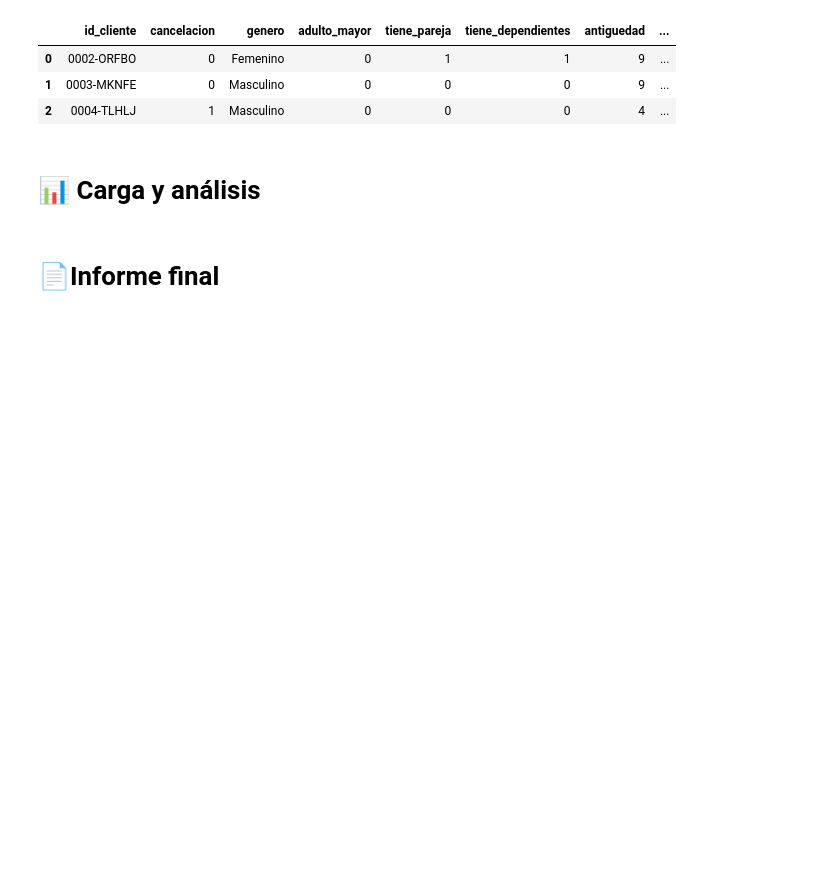
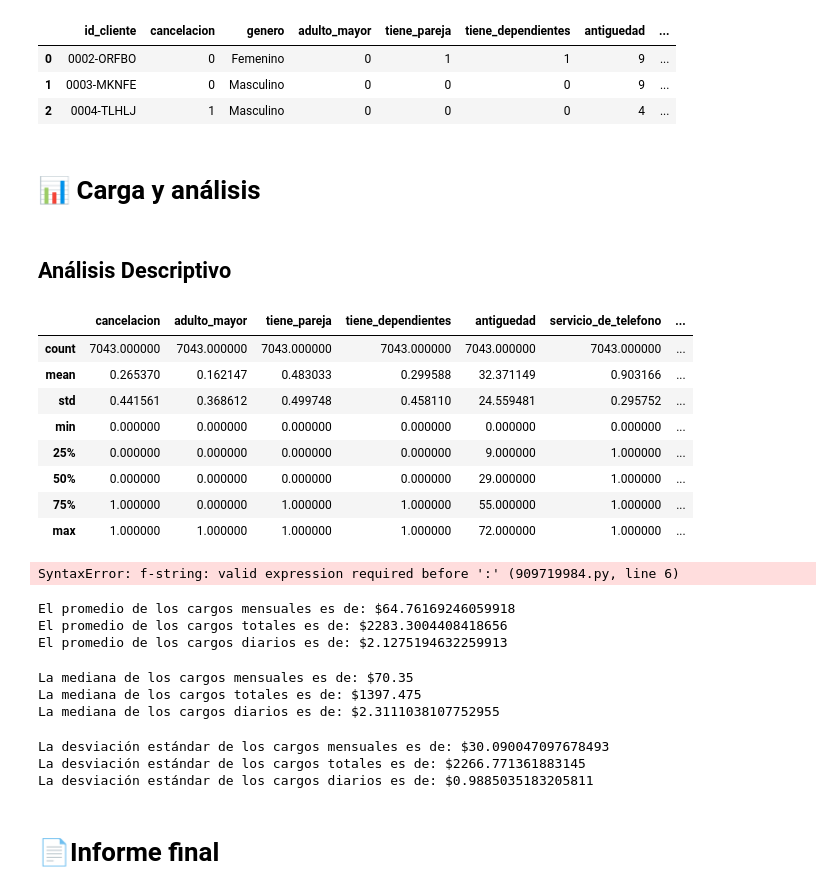
Before and after one commit to QsbsRr/Challenge-Alura-TelecomX-1---RCIRM, a Jupyter notebook: TelecomX_LATAM - RCIRM.ipynb, the cells around one changed output. Saved outputs shown, nothing was run; the diff lists cells and outputs as text; code cells hidden in the pictures; blank space fills up the shorter version.

Commit message:
Pruebas analisis descriptivo

```diff
--- a/TelecomX_LATAM - RCIRM.ipynb
+++ b/TelecomX_LATAM - RCIRM.ipynb
@@ -301,5 +301,58 @@ df_telecomx.head(3)
 | 2 | 0004-TLHLJ | 1 | Masculino | 0 | 0 | 0 | 4 | ... |
 # %% [markdown]
 # 📊 Carga y análisis
+# %% [markdown]
+## Análisis Descriptivo
+# %%
+#Análisis exploratorio de los datos
+df_telecomx.describe()
+# %% [output]
+|  | cancelacion | adulto_mayor | tiene_pareja | tiene_dependientes | antiguedad | servicio_de_telefono | ... |
+| count | 7043.000000 | 7043.000000 | 7043.000000 | 7043.000000 | 7043.000000 | 7043.000000 | ... |
+| mean | 0.265370 | 0.162147 | 0.483033 | 0.299588 | 32.371149 | 0.903166 | ... |
+| std | 0.441561 | 0.368612 | 0.499748 | 0.458110 | 24.559481 | 0.295752 | ... |
+| min | 0.000000 | 0.000000 | 0.000000 | 0.000000 | 0.000000 | 0.000000 | ... |
+| 25% | 0.000000 | 0.000000 | 0.000000 | 0.000000 | 9.000000 | 1.000000 | ... |
+| 50% | 0.000000 | 0.000000 | 0.000000 | 0.000000 | 29.000000 | 1.000000 | ... |
+| 75% | 1.000000 | 0.000000 | 1.000000 | 1.000000 | 55.000000 | 1.000000 | ... |
+| max | 1.000000 | 1.000000 | 1.000000 | 1.000000 | 72.000000 | 1.000000 | ... |
+# %%
+#Revisando el promedio de las columnas de cargos
+promedio_cmensuales = df_telecomx['cargos_mensuales'].mean()
+promedio_ctotales = df_telecomx['cargos_totales'].mean()
+promedio_cdiarios = df_telecomx['cargos_diarios'].mean()
+
+print(f'El promedio de los cargos mensuales es de: ${{:.2f}'.format(promedio_cmensuales)})
+print('{:.2f}'.format(promedio_cmensuales))
+print(f'El promedio de los cargos mensuales es de: ${df_telecomx['cargos_mensuales'].mean()}')
+# %% [output]
+SyntaxError: f-string: valid expression required before ':' (909719984.py, line 6)
+# %%
+#Revisando el promedio de las columnas de cargos
+print(f'El promedio de los cargos mensuales es de: ${df_telecomx['cargos_mensuales'].mean()}')
+print(f'El promedio de los cargos totales es de: ${df_telecomx['cargos_totales'].mean()}')
+print(f'El promedio de los cargos diarios es de: ${df_telecomx['cargos_diarios'].mean()}')
+# %% [output]
+El promedio de los cargos mensuales es de: $64.76169246059918
+El promedio de los cargos totales es de: $2283.3004408418656
+El promedio de los cargos diarios es de: $2.1275194632259913
+# %%
+#Revisando la mediana de las columnas de cargos
+print(f'La mediana de los cargos mensuales es de: ${df_telecomx['cargos_mensuales'].median()}')
+print(f'La mediana de los cargos totales es de: ${df_telecomx['cargos_totales'].median()}')
+print(f'La mediana de los cargos diarios es de: ${df_telecomx['cargos_diarios'].median()}')
+# %% [output]
+La mediana de los cargos mensuales es de: $70.35
+La mediana de los cargos totales es de: $1397.475
+La mediana de los cargos diarios es de: $2.3111038107752955
+# %%
+#Revisando el desviación estándar de las columnas de cargos
+print(f'La desviación estándar de los cargos mensuales es de: ${df_telecomx['cargos_mensuales'].std()}')
+print(f'La desviación estándar de los cargos totales es de: ${df_telecomx['cargos_totales'].std()}')
+print(f'La desviación estándar de los cargos diarios es de: ${df_telecomx['cargos_diarios'].std()}')
+# %% [output]
+La desviación estándar de los cargos mensuales es de: $30.090047097678493
+La desviación estándar de los cargos totales es de: $2266.771361883145
+La desviación estándar de los cargos diarios es de: $0.9885035183205811
 # %% [markdown]
 # 📄Informe final
```
